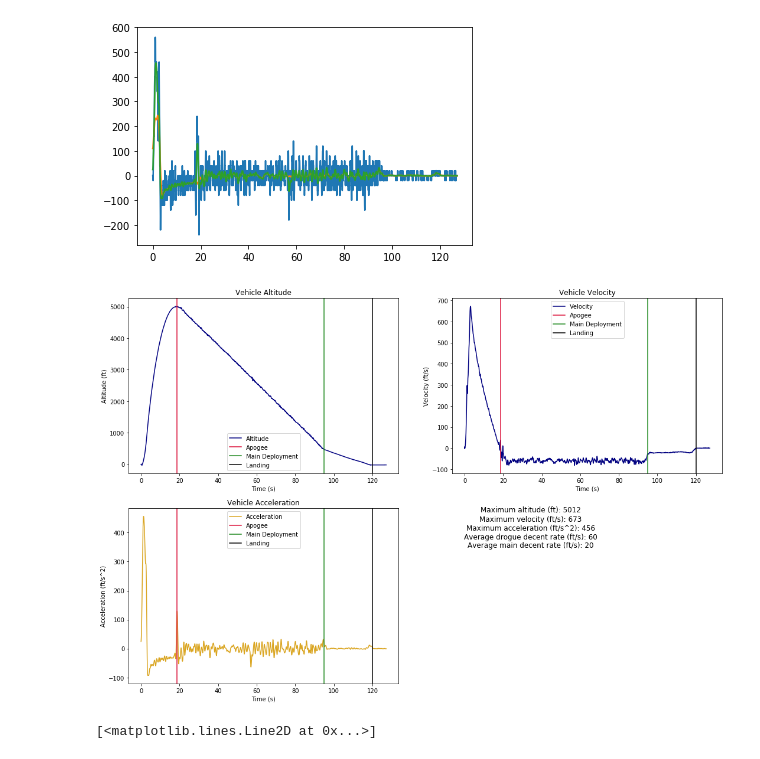
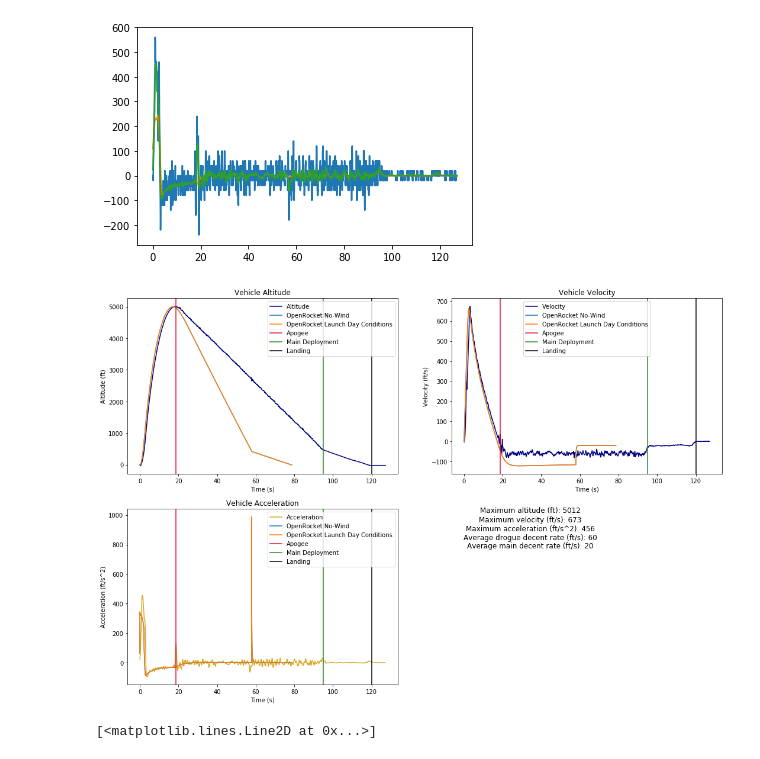
Before and after one commit to DuncanBark/Data_Analysis, a Jupyter notebook: OY2Altimeters.ipynb, the cells around one changed output. Saved outputs shown, nothing was run; the diff lists cells and outputs as text; code cells hidden in the pictures.

Commit message:
SLI flight data analysis

```diff
--- a/OY2Altimeters.ipynb
+++ b/OY2Altimeters.ipynb
@@ -21,2 +18,4 @@ The autoreload extension is already loaded. To reload it, use:
 # %%
 stratologger = ascii.read("OY2Stratologger.txt", data_start = 15)
+fsORSim = ascii.read("OY2Perf.csv", data_start = 1)
+fsORSimDayOf = ascii.read("OY2Wind.csv", data_start = 1)
@@ -31,3 +45,23 @@ volt = stratologger["col5"]
+# %%
+t = stratologger["col1"]
+y = stratologger["col2"]
+v = stratologger["col3"]
+temp = stratologger["col4"]
+volt = stratologger["col5"]
+orWt = fsORSimDayOf["Time"]
+orWy = fsORSimDayOf["Altitude"]
+orWy = [x*3.2808 for x in orWy]
+orWv = fsORSimDayOf["Vertical velocity"]
+orWv = [x*3.2808 for x in orWv]
+orWa = fsORSimDayOf["Vertical acceleration"]
+orWa = [x*3.2808 for x in orWa]
+ort = fsORSimDayOf["Time"]
+orv = fsORSimDayOf["Vertical velocity"]
+orv = [x*3.2808 for x in orv]
+ora = fsORSimDayOf["Vertical acceleration"]
+ora = [x*3.2808 for x in ora]
+ory = fsORSimDayOf["Altitude"]
+ory = [x*3.2808 for x in ory]
 # %% [markdown]
 # Data Plots
 # %%
@@ -132,9 +166,12 @@ figure(figsize = (18, 12))
 
 subplot(221)
 plot(t, yAlt, c = "navy", label = "Altitude")
+plot(ort, ory, label = "OpenRocket No-Wind")
+plot(orWt, orWy, label = "OpenRocket Launch Day Conditions")
 axvline(x=t[apogeeIndex], c = "crimson", label = "Apogee")
 axvline(x=t[mainIndex], c = "forestgreen", label = "Main Deployment")
 axvline(x=t[landIndex], c = "black", label = "Landing")
+#hlines(y=600,xmin=0, xmax=200)
 legend()
 xlabel("Time (s)")
 ylabel("Altitude (ft)")
@@ -142,34 +179,41 @@ title("Vehicle Altitude")
 
 subplot(222)
 plot(t, v, c = "navy", label = "Velocity")
+plot(ort, orv, label = "OpenRocket No-Wind")
+plot(orWt, orWv, label = "OpenRocket Launch Day Conditions")
 axvline(x=t[apogeeIndex], c = "crimson", label = "Apogee")
 axvline(x=t[mainIndex], c = "forestgreen", label = "Main Deployment")
 axvline(x=t[landIndex], c = "black", label = "Landing")
 legend()
 xlabel("Time (s)")
 ylabel("Velocity (ft/s)")
 title("Vehicle Velocity")
 
 subplot(223)
 plot(t, aASmooth, c = "goldenrod", label = "Acceleration")
+plot(ort, ora, label = "OpenRocket No-Wind")
+plot(orWt, orWa, label = "OpenRocket Launch Day Conditions")
 axvline(x=t[apogeeIndex], c = "crimson", label = "Apogee")
 axvline(x=t[mainIndex], c = "forestgreen", label = "Main Deployment")
 axvline(x=t[landIndex], c = "black", label = "Landing")
 legend()
 xlabel("Time (s)")
 ylabel("Acceleration (ft/s^2)")
 title("Vehicle Acceleration")
 
 sa = 'Maximum altitude (ft): ' + str(maxAlt)
 sv = "Maximum velocity (ft/s): " + str(maxVel)
 sac = "Maximum acceleration (ft/s^2): " + str(maxAccel)
 svad = "Average drogue decent rate (ft/s): " + str(drogueAvgDecent)
 svam = "Average main decent rate (ft/s): " + str(mainAvgDecent)
 s = sa + "\n" + sv + "\n" + sac + "\n" + svad + "\n" + svam
 figtext(.65, .43, s, fontsize = "large", horizontalalignment = "center", verticalalignment = "center")
+
+savefig("oy2everything.png")
+
 show()
 # %% [output]
-[figure, old version]
+[figure, new version]
 # %%
 accelList = [x for x in aASmooth]
 iMinA = accelList.index(min(accelList))
```
Also changed, not shown: parts of 12 cells of this notebook, 8 other files.
